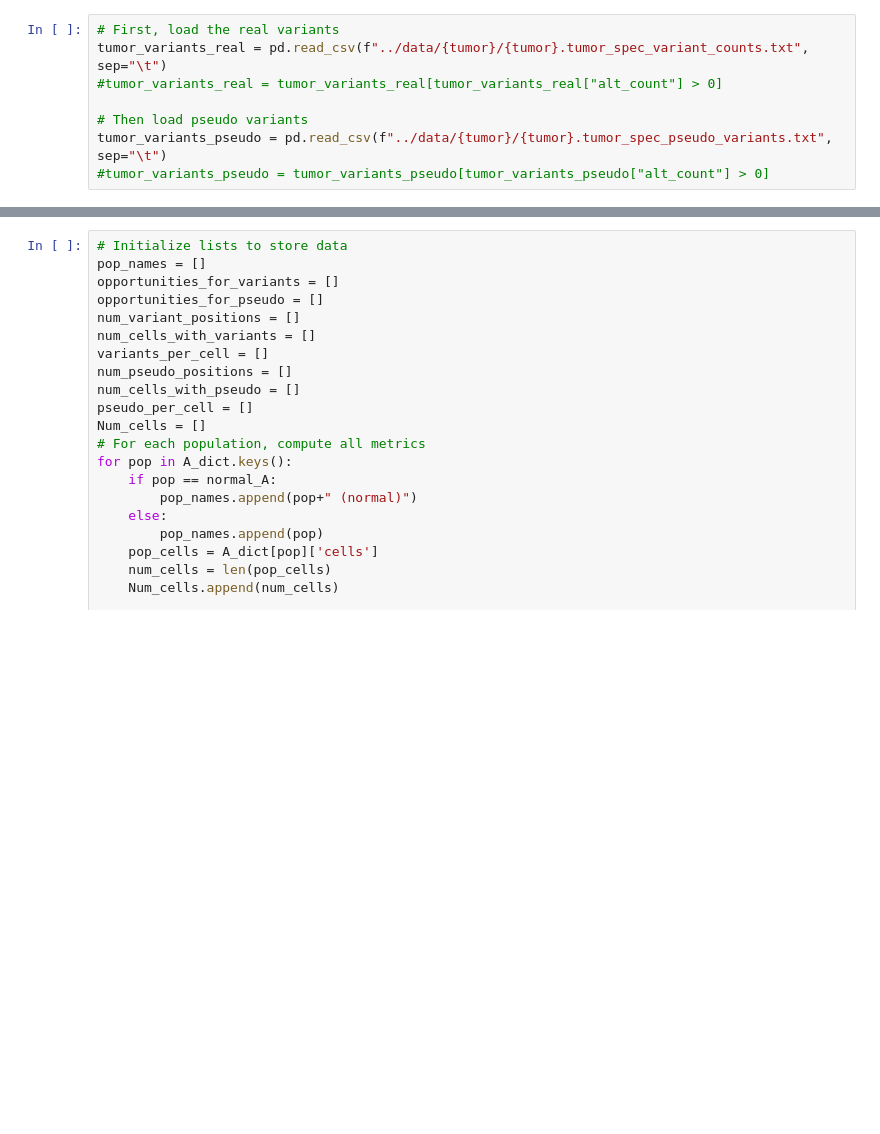
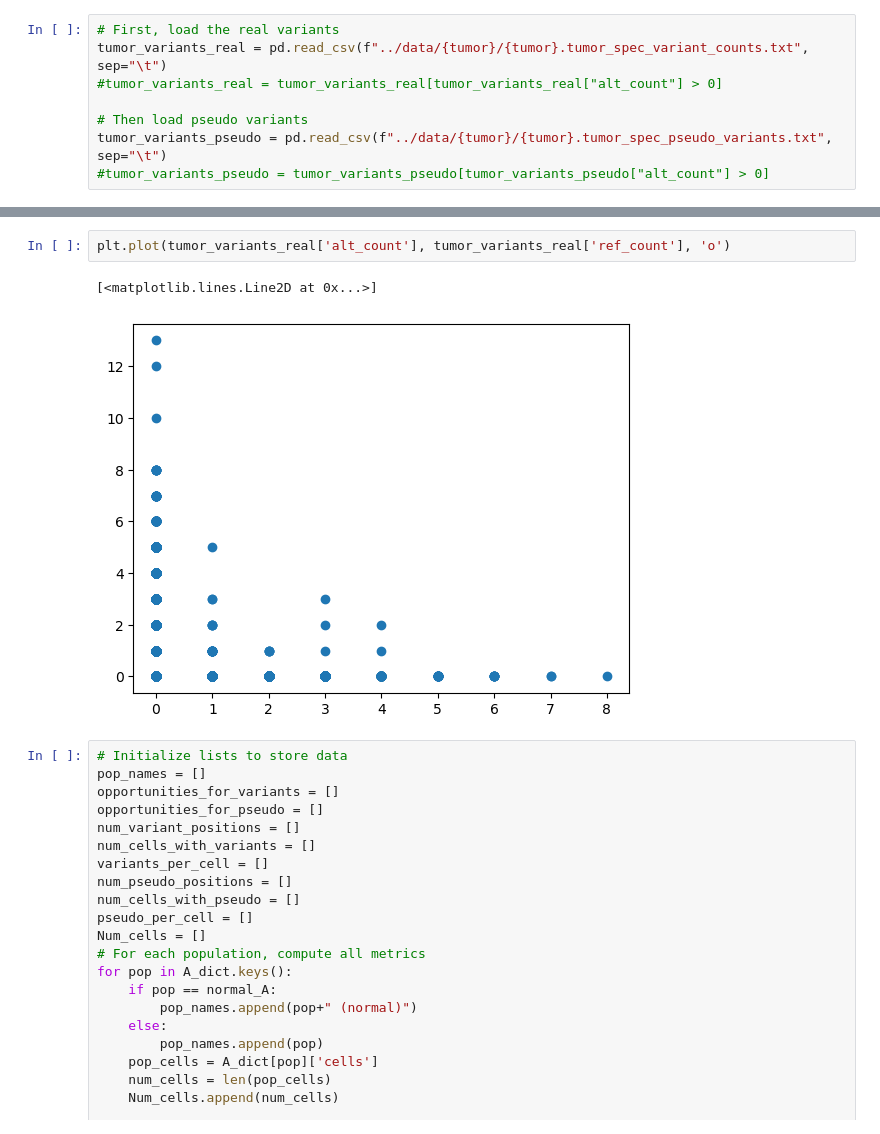
Before and after one commit to nissimranade/Multinomial_EM, a Jupyter notebook: notebooks/tumor_specific_variant_analysis.ipynb, the cells around one changed output, grey strips where cells are left out. Saved outputs shown, nothing was run; the diff lists cells and outputs as text; blank space fills up the shorter version.

```diff
--- a/notebooks/tumor_specific_variant_analysis.ipynb
+++ b/notebooks/tumor_specific_variant_analysis.ipynb
@@ -126,3 +144,8 @@ tumor_variants_pseudo = pd.read_csv(f"../data/{tumor}/{tumor}.tumor_spec_pseudo_
+# %%
+plt.plot(tumor_variants_real['alt_count'], tumor_variants_real['ref_count'], 'o')
+# %% [output]
+[<matplotlib.lines.Line2D at 0x...>]
+[figure, added]
 # %%
 # Initialize lists to store data
 pop_names = []
```
Also changed, not shown: parts of 20 cells of this notebook, 8 other files.
